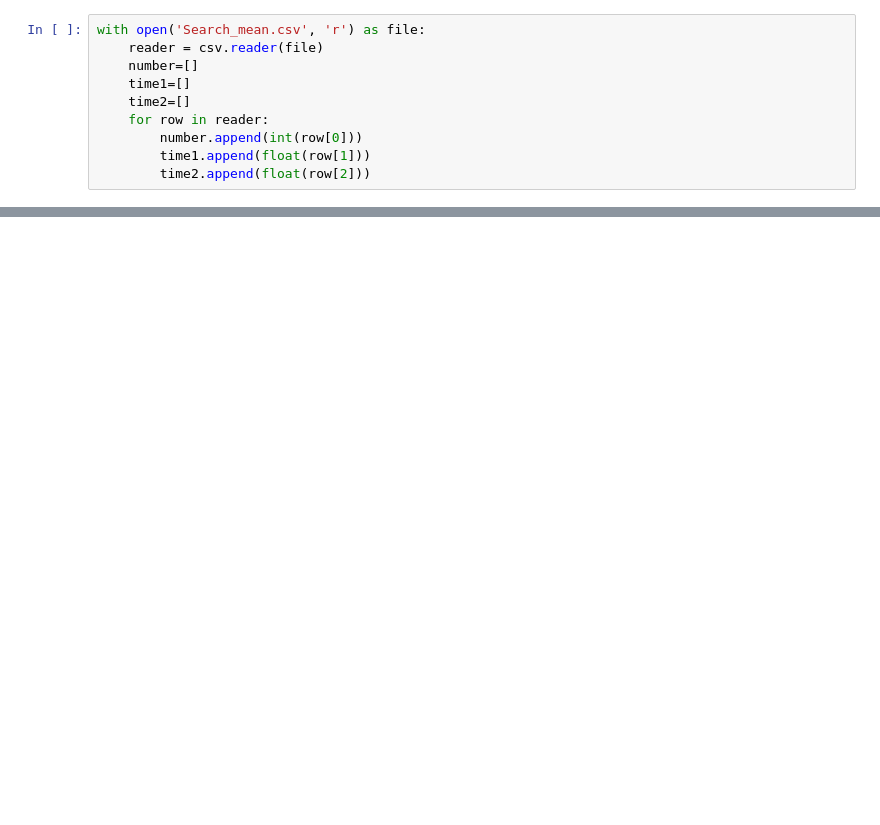
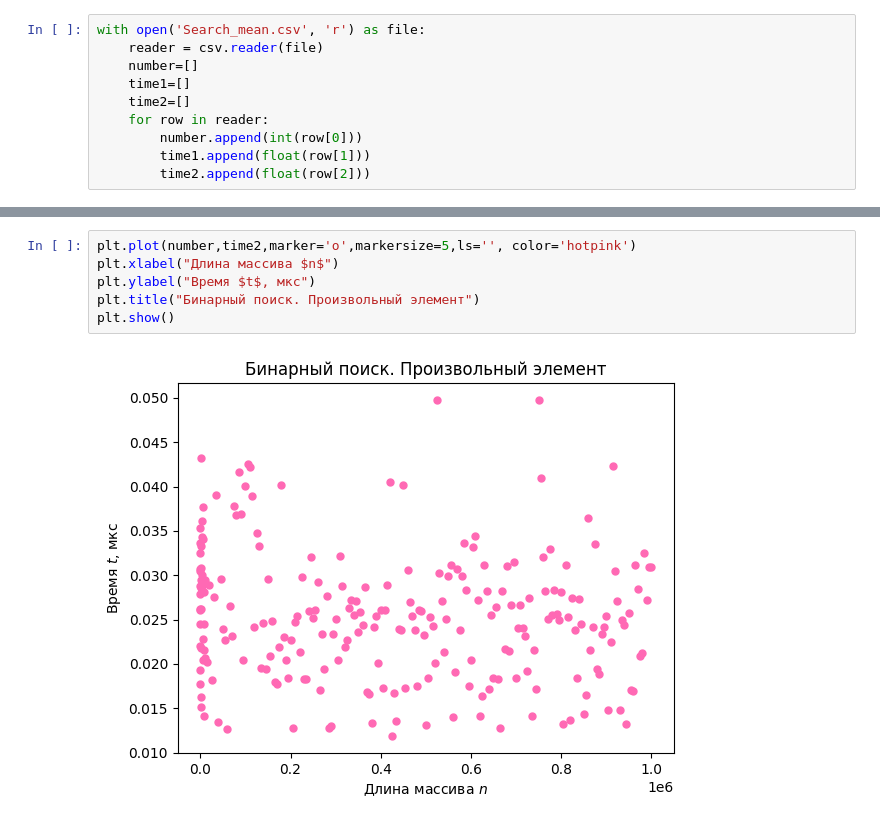
Before and after one commit to SelfishFish07/LABS_sem2, a Jupyter notebook: Lab №1/Search/Search_mean/Search_mean.ipynb, the cells around one changed output, grey strips where cells are left out. Saved outputs shown, nothing was run; the diff lists cells and outputs as text; blank space fills up the shorter version.

```diff
--- a/Lab №1/Search/Search_mean/Search_mean.ipynb
+++ b/Lab №1/Search/Search_mean/Search_mean.ipynb
@@ -25,0 +33,8 @@ plt.show()
+# %%
+plt.plot(number,time2,marker='o',markersize=5,ls='', color='hotpink')
+plt.xlabel("Длина массива $n$")
+plt.ylabel("Время $t$, мкс")
+plt.title("Бинарный поиск. Произвольный элемент")
+plt.show()
+# %% [output]
+[figure, added]
```
Also changed, not shown: parts of 3 cells of this notebook, 12 other files.
